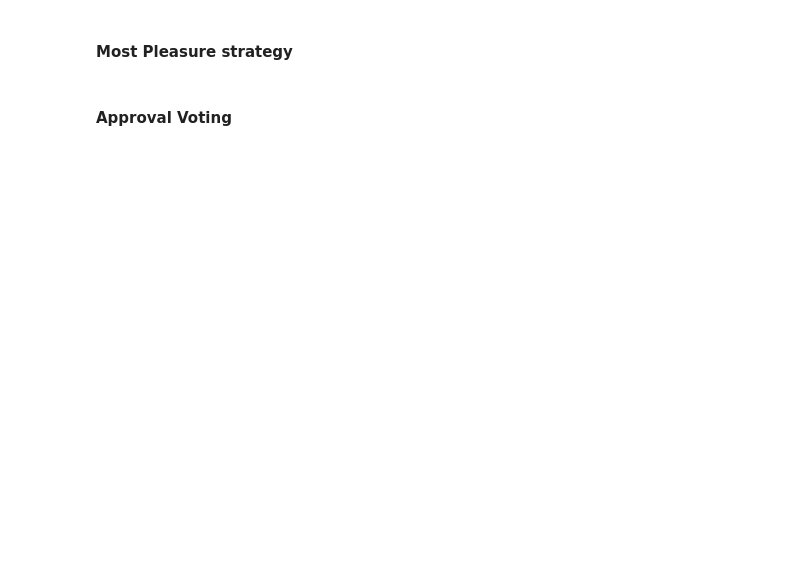
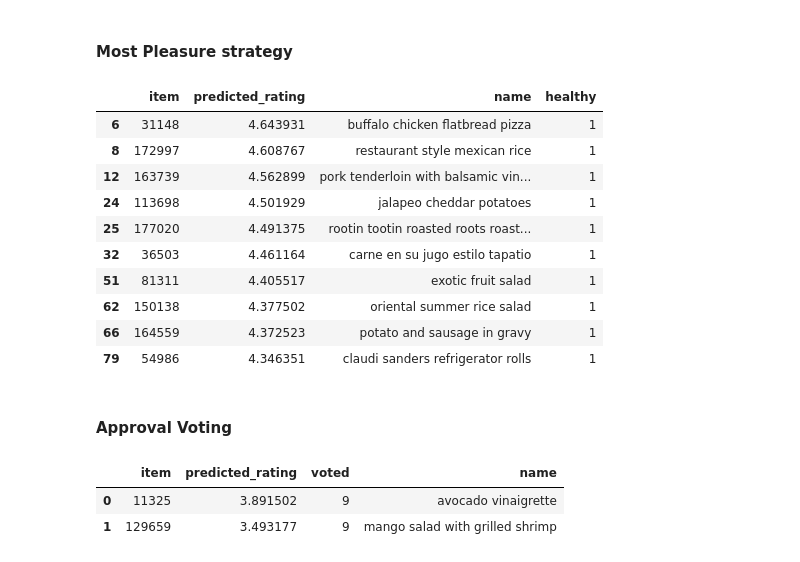
Before and after one commit to fadikatrina/thewreckomenders, a Jupyter notebook: Wreckommender.ipynb, the cells around one changed output. Drawn from its saved outputs; the diff is of its cells as text; code cells hidden in the pictures; blank space fills up the shorter version.

```diff
--- a/Wreckommender.ipynb
+++ b/Wreckommender.ipynb
@@ -278,18 +374,47 @@ display(least_misery_df.head(10))
 # %% [markdown]
 #### Most Pleasure strategy
 # %%
-most_pleasure_df = group_unseen_df.groupby('item').max()
+most_pleasure_df = group_unseen_df.groupby(['item']).max().reset_index()
 # TODO: Find name of recipe from the RAW data
+items_mp = most_pleasure_df['item'].copy()
+healthy_mp = ApplyHealthFilter(items_mp)
+
+most_pleasure_df['healthy'] = most_pleasure_df['item'].apply(lambda x: 1 if x in healthy_mp else 0)
+
+most_pleasure_df = most_pleasure_df.join(df_recipes_full['name'], on='item').reset_index()
 most_pleasure_df = most_pleasure_df.sort_values(by="predicted_rating", ascending=False).reset_index()[
-    ['item', 'predicted_rating']]
+    ['item', 'predicted_rating', 'name', 'healthy']]
+
+most_pleasure_df = most_pleasure_df[most_pleasure_df.healthy == 1]
+
 display(most_pleasure_df.head(10))
+# %% [output]
+|  | item | predicted_rating | name | healthy |
+| 6 | 31148 | 4.643931 | buffalo chicken flatbread pizza | 1 |
+| 8 | 172997 | 4.608767 | restaurant style mexican rice | 1 |
+| 12 | 163739 | 4.562899 | pork tenderloin with balsamic vin... | 1 |
+| 24 | 113698 | 4.501929 | jalapeo cheddar potatoes | 1 |
+| 25 | 177020 | 4.491375 | rootin tootin roasted roots roast... | 1 |
+| 32 | 36503 | 4.461164 | carne en su jugo estilo tapatio | 1 |
+| 51 | 81311 | 4.405517 | exotic fruit salad | 1 |
+| 62 | 150138 | 4.377502 | oriental summer rice salad | 1 |
+| 66 | 164559 | 4.372523 | potato and sausage in gravy | 1 |
+| 79 | 54986 | 4.346351 | claudi sanders refrigerator rolls | 1 |
 # %% [markdown]
 #### Approval Voting
 # %%
 group_unseen_temp_df = group_unseen_df.copy()
 group_unseen_temp_df['voted'] = group_unseen_temp_df['predicted_rating'].apply(lambda x: 1 if x > 3.5 else 0)
-approval_df = group_unseen_temp_df.groupby('item').sum()
-approval_df = approval_df.sort_values(by="voted", ascending=False)
+approval_df = group_unseen_temp_df.groupby(['item']).sum()
 approval_df.drop('user', axis=1, inplace=True)
-approval_df['predicted_rating'] /= len(random_selected) # Normalize rating
+approval_df['predicted_rating'] /= len(random_selected)  # Normalize rating
+# Only keep the items with maximum approval
+approval_df = approval_df[approval_df.voted == approval_df.voted.max()]
+approval_df = approval_df.sort_values(by="predicted_rating",
+                                      ascending=False).reset_index()  # Get the best rated items with max approval
+approval_df = approval_df.join(df_recipes_full['name'], on='item')
 display(approval_df.head(10))
+# %% [output]
+|  | item | predicted_rating | voted | name |
+| 0 | 11325 | 3.891502 | 9 | avocado vinaigrette |
+| 1 | 129659 | 3.493177 | 9 | mango salad with grilled shrimp |
```
Also changed, not shown: parts of 12 cells of this notebook.
